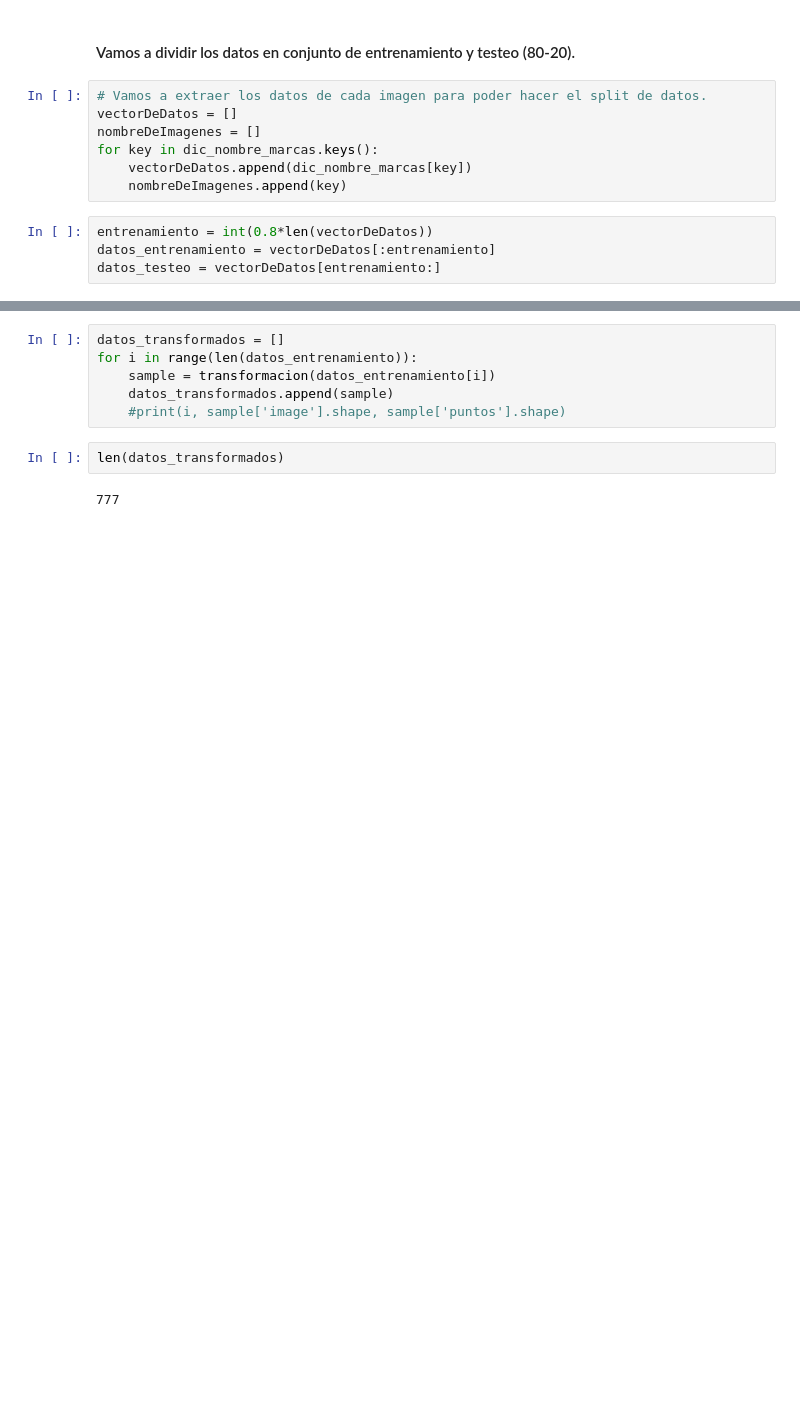
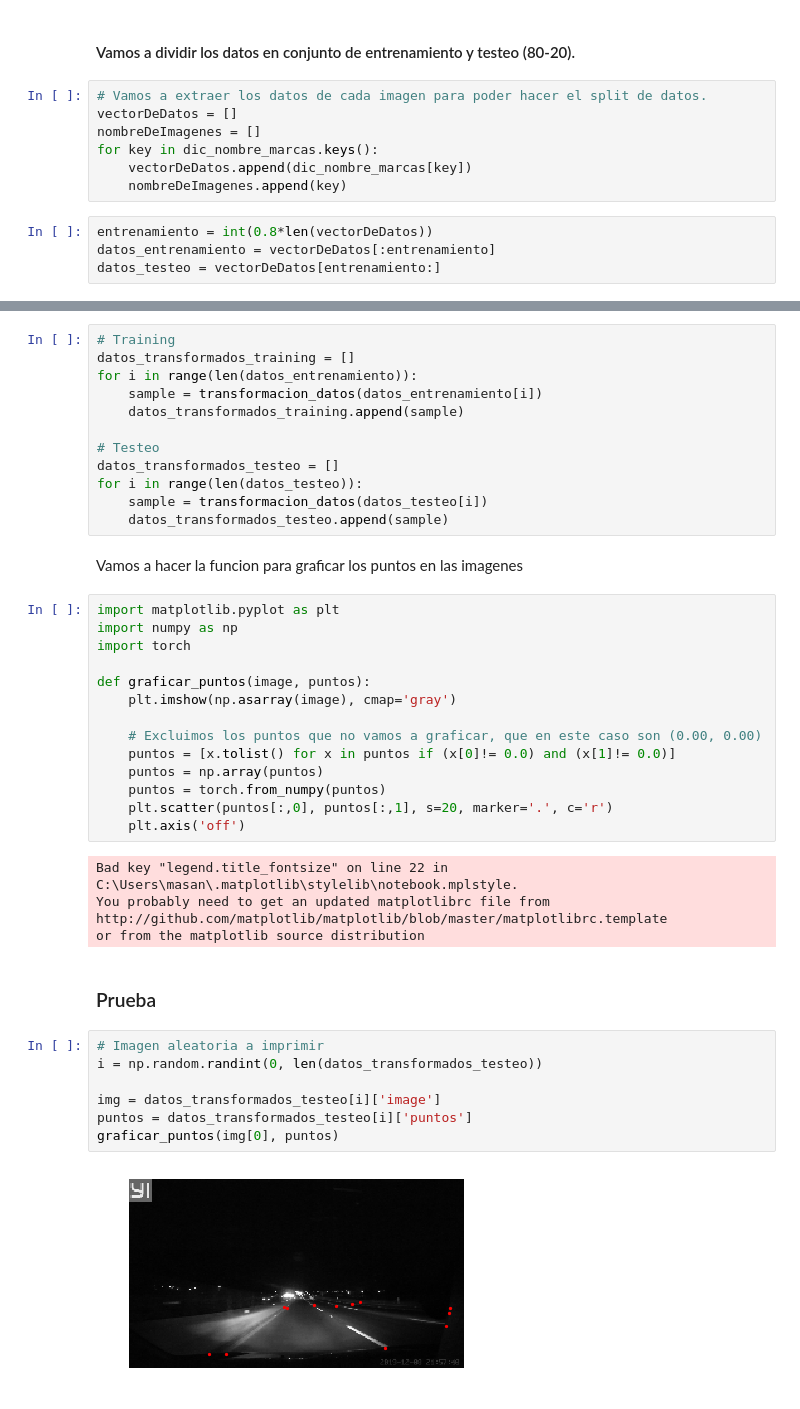
Before and after one commit to iMarioSL/Lineas-Carril, a Jupyter notebook: Main.ipynb, the cells around one changed output, grey strips where cells are left out. Cells and saved outputs as stored; diff of their text form; blank space fills up the shorter version.

Commit message:
Prueba de  entrenamiento

```diff
--- a/Main.ipynb
+++ b/Main.ipynb
@@ -74,10 +24,45 @@ or from the matplotlib source distribution
 # %%
-datos_transformados = []
+# Training
+datos_transformados_training = []
 for i in range(len(datos_entrenamiento)):
-    sample = transformacion(datos_entrenamiento[i])
-    datos_transformados.append(sample)
-    #print(i, sample['image'].shape, sample['puntos'].shape)
+    sample = transformacion_datos(datos_entrenamiento[i])
+    datos_transformados_training.append(sample)
+
+# Testeo
+datos_transformados_testeo = []
+for i in range(len(datos_testeo)):
+    sample = transformacion_datos(datos_testeo[i])
+    datos_transformados_testeo.append(sample)
-# %%
-len(datos_transformados)
-# %% [output]
-777
+# %% [markdown]
+Vamos a hacer la funcion para graficar los puntos en las imagenes
+# %%
+import matplotlib.pyplot as plt
+import numpy as np
+import torch
+
+def graficar_puntos(image, puntos):
+    plt.imshow(np.asarray(image), cmap='gray')
+
+    # Excluimos los puntos que no vamos a graficar, que en este caso son (0.00, 0.00)
+    puntos = [x.tolist() for x in puntos if (x[0]!= 0.0) and (x[1]!= 0.0)]
+    puntos = np.array(puntos)
+    puntos = torch.from_numpy(puntos)
+    plt.scatter(puntos[:,0], puntos[:,1], s=20, marker='.', c='r')
+    plt.axis('off')
+# %% [output]
+Bad key "legend.title_fontsize" on line 22 in
+C:\Users\masan\.matplotlib\stylelib\notebook.mplstyle.
+You probably need to get an updated matplotlibrc file from
+http://github.com/matplotlib/matplotlib/blob/master/matplotlibrc.template
+or from the matplotlib source distribution
+# %% [markdown]
+### Prueba
+# %%
+# Imagen aleatoria a imprimir
+i = np.random.randint(0, len(datos_transformados_testeo))
+
+img = datos_transformados_testeo[i]['image']
+puntos = datos_transformados_testeo[i]['puntos']
+graficar_puntos(img[0], puntos)
+# %% [output]
+[figure, added]
```
Also changed, not shown: parts of 22 cells of this notebook, 5 other files.
